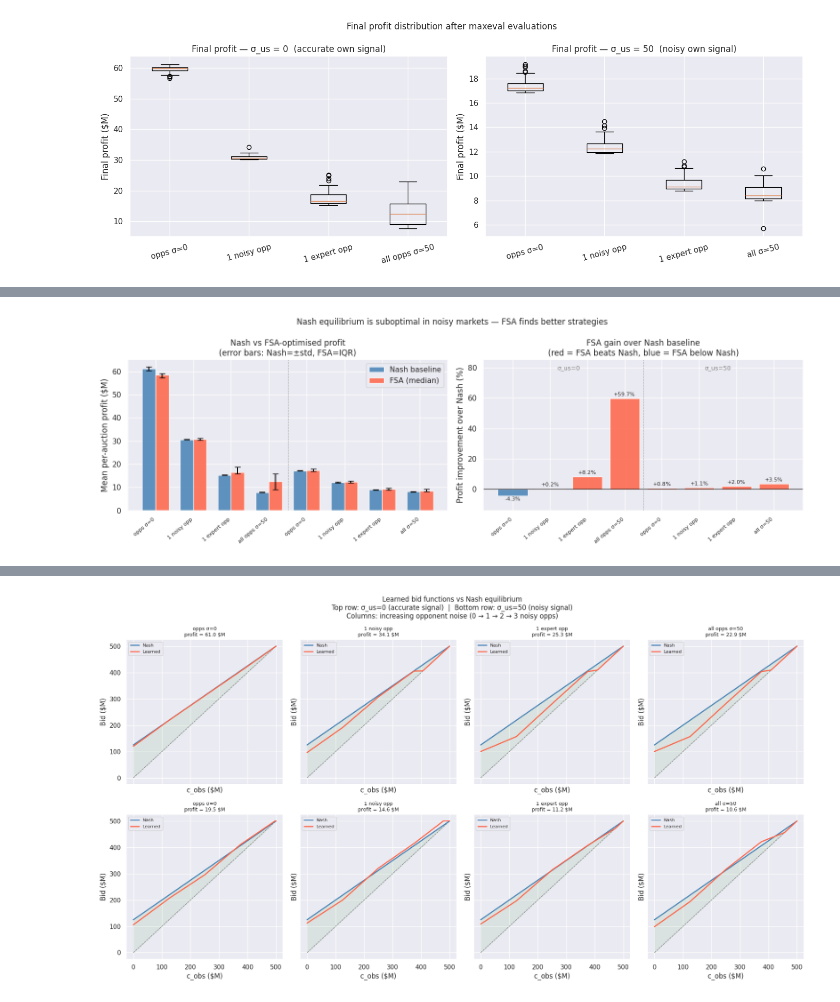
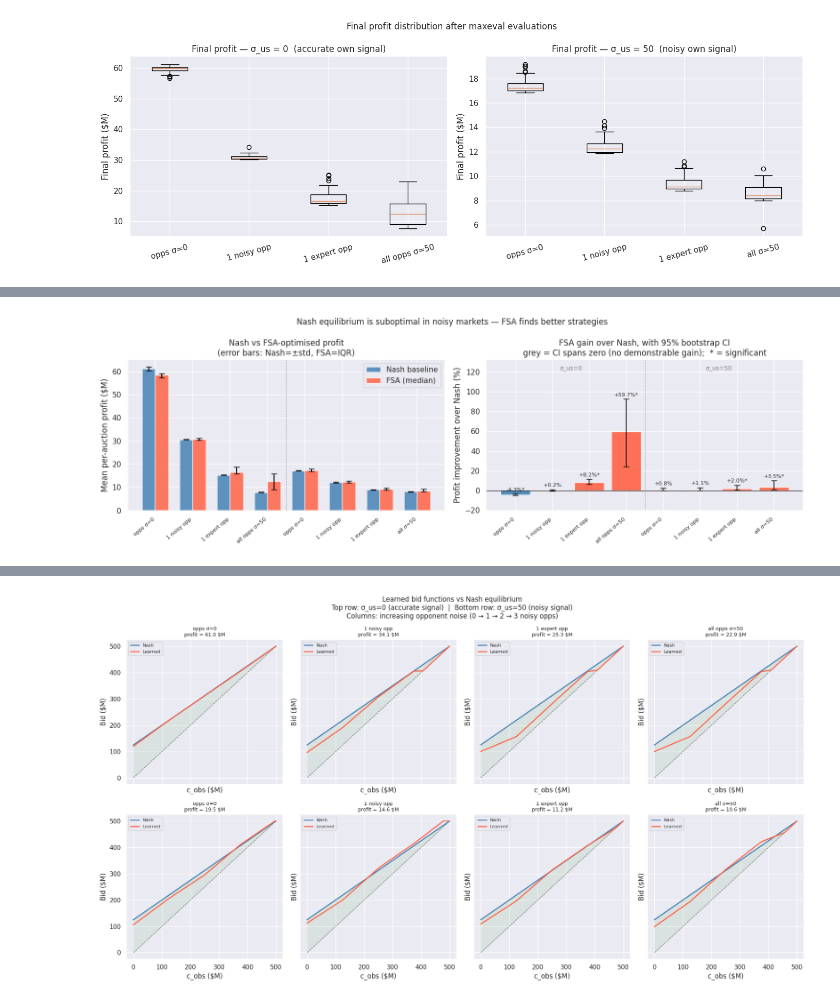
Before and after one commit to VojtasekP/HA, a Jupyter notebook: student_projects/VojtasekP/Auction.ipynb, the cells around one changed output, grey strips where cells are left out. Saved outputs shown, nothing was run; the diff lists cells and outputs as text; code cells hidden in the pictures.

```diff
--- a/student_projects/VojtasekP/Auction.ipynb
+++ b/student_projects/VojtasekP/Auction.ipynb
@@ -99,6 +99,9 @@ scenario     M      mean      std        cv
     σ=50 20000  8.172023 0.216418  2.648284
     σ=50 40000  8.159846 0.146572  1.796265
 # %%
+M_SIGMA0 = 2000     # sigma=0 scenarios   -> CV ~1.2%
+M_NOISY  = 40000    # noisy scenarios     -> CV ~1.8%
+
 fig, axes = plt.subplots(1, 2, figsize=(13, 4))
 palette = {'σ=0': 'steelblue', 'σ=50': 'coral'}
 
@@ -480,0 +602,17 @@ plt.show()
+# %%
+fig, axes = plt.subplots(1, 2, figsize=(13, 4.5))
+for ax, (label, grp) in zip(axes, df_k.groupby('scenario', sort=False)):
+    ks = grp['k'].values
+    ax.plot(ks, grp['median'], 'o-', color='seagreen', lw=2, label='verified median')
+    ax.fill_between(ks, grp['p25'], grp['p75'], color='seagreen', alpha=0.15, label='IQR')
+    ax.axhline(grp['nash'].iloc[0], color='steelblue', ls='--',
+               label=f"Nash = {grp['nash'].iloc[0]:.1f}")
+    ax.axvline(4, color='black', ls=':', alpha=0.6, label='k=4 (used elsewhere)')
+    ax.set_xscale('log', base=2)
+    ax.set_xticks(ks); ax.set_xticklabels([f'{k}\n(dim {k+1})' for k in ks])
+    ax.set_xlabel('k — number of segments'); ax.set_ylabel('Verified profit ($M)')
+    ax.set_title(label, fontsize=10); ax.legend(fontsize=8)
+plt.suptitle(f'Encoding dimension: verified profit vs k ({K_SEEDS} seeds, maxeval={MAXEVAL})',
+             fontsize=12)
+plt.tight_layout()
+plt.show()
@@ -573,26 +723,41 @@ when we are the noisy party it only matches Nash; at σ=0 it correctly cannot be
 # %%
-N_NASH_DRAWS = 50   # independent MC draws to get stable Nash profit per scenario
+N_NASH_DRAWS = 50      # independent MC draws for a stable Nash reference per scenario
+N_BOOT       = 20000   # bootstrap resamples
+
+def boot_gain_ci(fsa_vals, nash_vals, n_boot=N_BOOT, seed=0):
+    """95% bootstrap CI (in %) for the gain of the FSA median over the Nash mean.
+
+    Both sources of uncertainty are resampled: the FSA seeds (search variability) and the
+    Nash Monte-Carlo draws (oracle noise). A CI straddling 0 means the headline percentage
+    is not distinguishable from 'no gain at all' — which is the question for the small gains.
+    """
+    rng = np.random.default_rng(seed)
+    f = np.median(fsa_vals[rng.integers(0, fsa_vals.size, (n_boot, fsa_vals.size))], axis=1)
+    n = np.mean(nash_vals[rng.integers(0, nash_vals.size, (n_boot, nash_vals.size))], axis=1)
+    return np.percentile((f - n) / np.abs(n) * 100.0, [2.5, 97.5])
 
 rows = []
 for name, label, kw in SCENARIOS_LIST:
     of_s = AuctionBidding(k=4, N_opps=3, **kw)
-    nash_profits = [np.mean(of_s._mc_raw(of_s.x_nash)) for _ in range(N_NASH_DRAWS)]
-    nash_mean = np.mean(nash_profits)
-    nash_std  = np.std(nash_profits)
+    nash_profits = np.array([np.mean(of_s._mc_raw(of_s.x_nash)) for _ in range(N_NASH_DRAWS)])
+    nash_mean = nash_profits.mean()
+    nash_std  = nash_profits.std()
 
     # verified profit: re-score each best_x with the clean oracle (unbiased),
     # consistent with Section 2 — the in-search best_y is optimistically biased.
-    fsa_profits = [of_s.clean_eval(r['best_x']) for r in s3_results[name]]
+    fsa_profits = np.array([of_s.clean_eval(r['best_x']) for r in s3_results[name]])
     fsa_median  = np.median(fsa_profits)
     fsa_p25     = np.percentile(fsa_profits, 25)
     fsa_p75     = np.percentile(fsa_profits, 75)
 
     gain    = fsa_median - nash_mean
     gain_pc = gain / abs(nash_mean) * 100
+    ci_lo, ci_hi = boot_gain_ci(fsa_profits, nash_profits)
     short   = label.split('|')[1].strip() if '|' in label else label
     rows.append(dict(label=label, short=short, nash=nash_mean, nash_std=nash_std,
                      fsa_med=fsa_median, fsa_p25=fsa_p25, fsa_p75=fsa_p75,
-                     gain=gain, gain_pc=gain_pc))
+                     gain=gain, gain_pc=gain_pc, ci_lo=ci_lo, ci_hi=ci_hi,
+                     sig=(ci_lo > 0) or (ci_hi < 0)))
 
 fig, axes = plt.subplots(1, 2, figsize=(15, 5))
 shorts = [r['short'] for r in rows]
@@ -612,43 +777,53 @@ ax.errorbar(x + width/2, [r['fsa_med'] for r in rows],
                   [r['fsa_p75'] - r['fsa_med'] for r in rows]],
             fmt='none', color='black', capsize=4)
 ax.set_xticks(x)
 ax.set_xticklabels(shorts, rotation=40, ha='right', fontsize=8)
 ax.set_ylabel('Mean per-auction profit ($M)')
 ax.set_title('Nash vs FSA-optimised profit\n(error bars: Nash=±std, FSA=IQR)')
 ax.legend()
 ax.axhline(0, color='black', linewidth=0.8)
 ax.axvline(3.5, color='grey', linestyle='--', linewidth=0.8, alpha=0.6)
 
 # ── Right: gain % ──────────────────────────────────────────────────────────────
 ax = axes[1]
-gains  = [r['gain_pc'] for r in rows]
-colors = ['tomato' if g > 0 else 'steelblue' for g in gains]
-bars   = ax.bar(x, gains, color=colors, alpha=0.85)
-ax.bar_label(bars, labels=[f"{g:+.1f}%" for g in gains],
-             label_type='edge', fontsize=8, padding=2)
+gains  = np.array([r['gain_pc'] for r in rows])
+lo     = np.array([r['ci_lo']   for r in rows])
+hi     = np.array([r['ci_hi']   for r in rows])
+colors = ['tomato' if r['sig'] and r['gain_pc'] > 0 else
+          'steelblue' if r['sig'] else 'lightgrey' for r in rows]
+ax.bar(x, gains, color=colors, alpha=0.9)
+ax.errorbar(x, gains, yerr=[gains - lo, hi - gains], fmt='none', color='black',
+            capsize=4, lw=1.2)
+for xi, r in zip(x, rows):
+    ax.annotate(f"{r['gain_pc']:+.1f}%" + ('*' if r['sig'] else ''),
+                (xi, r['ci_hi']), textcoords='offset points', xytext=(0, 4),
+                ha='center', fontsize=8)
 ax.set_xticks(x)
 ax.set_xticklabels(shorts, rotation=40, ha='right', fontsize=8)
 ax.set_ylabel('Profit improvement over Nash (%)')
-ax.set_title('FSA gain over Nash baseline\n(red = FSA beats Nash, blue = FSA below Nash)')
+ax.set_title('FSA gain over Nash, with 95% bootstrap CI\n'
+             'grey = CI spans zero (no demonstrable gain);  * = significant')
 ax.axhline(0, color='black', linewidth=0.8)
 ax.axvline(3.5, color='grey', linestyle='--', linewidth=0.8, alpha=0.6)
 
 # Group labels above divider
-ymax = max(abs(g) for g in gains) * 1.1
-ax.set_ylim(min(gains) - ymax * 0.15, ymax * 1.3)
+ymax = max(abs(hi).max(), 1.0) * 1.1
+ax.set_ylim(min(lo.min(), 0) - ymax * 0.15, ymax * 1.3)
 ax.text(1.5, ymax * 1.2, 'σ_us=0',  ha='center', fontsize=9, color='grey')
 ax.text(5.5, ymax * 1.2, 'σ_us=50', ha='center', fontsize=9, color='grey')
 
 plt.suptitle('Nash equilibrium is suboptimal in noisy markets — FSA finds better strategies',
              fontsize=12)
 plt.tight_layout()
 plt.show()
 
 # ── Table ──────────────────────────────────────────────────────────────────────
-print(f"\n{'Scenario':<32}  {'Nash':>8}  {'FSA med':>8}  {'Gain':>8}  {'Gain%':>7}")
-print('-' * 70)
+print(f"\n{'Scenario':<32}  {'Nash':>7}  {'FSA med':>8}  {'Gain%':>7}  "
+      f"{'95% bootstrap CI':>20}   signif.")
+print('-' * 92)
 for r in rows:
-    print(f"{r['label']:<32}  {r['nash']:>8.2f}  {r['fsa_med']:>8.2f}  "
-          f"{r['gain']:>+8.2f}  {r['gain_pc']:>+6.1f}%")
+    ci = f"[{r['ci_lo']:+.1f}%, {r['ci_hi']:+.1f}%]"
+    print(f"{r['label']:<32}  {r['nash']:>7.2f}  {r['fsa_med']:>8.2f}  {r['gain_pc']:>+6.1f}%  "
+          f"{ci:>20}   {'yes' if r['sig'] else 'NO (CI spans 0)'}")
 # %% [output]
-[figure, old version]
+[figure, new version]
```
Also changed, not shown: parts of 16 cells of this notebook, 2 other files.
